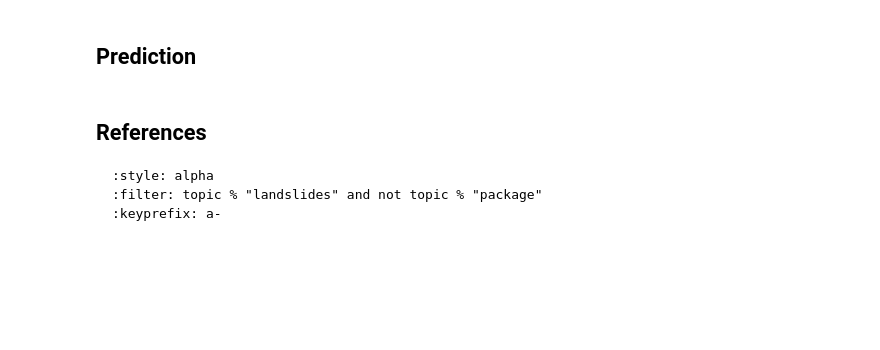
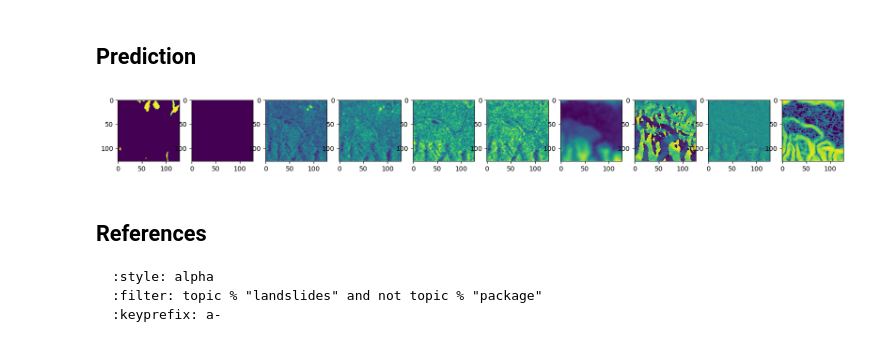
Before and after one commit to pangeo-data/pangeo-igarss2024, a Jupyter notebook: docs/landslide_xbatcher.ipynb, the cells around one changed output. Drawn from its saved outputs; the diff is of its cells as text; code cells hidden in the pictures; blank space fills up the shorter version.

Commit message:
add viz for a single batch

```diff
--- a/docs/landslide_xbatcher.ipynb
+++ b/docs/landslide_xbatcher.ipynb
@@ -479,5 +499,7 @@ pooch.retrieve(
 # %% [markdown]
 ### Define the datacube
+# %%
+hparams["input_vars"] = hparams["input_vars"].split(',')
 # %%
 dm = BeforeAfterCubeDataModule(
     ds_path=hparams["ds_path"],
@@ -486,7 +508,7 @@ dm = BeforeAfterCubeDataModule(
     timestep_length=hparams["timestep_length"],
     event_start_date='20180905',
     event_end_date='20180907',
-    input_vars=hparams["input_vars"].split(','),
+    input_vars=hparams["input_vars"],
     target='landslides',
     train_val_test_split=(0.7, 0.2, 0.1),
     batch_size=hparams["batch_size"],
@@ -526,11 +600,28 @@ result = trainer.test(ckpt_path="best", datamodule=dm)
 # %% [markdown]
 ## Prediction
 # %%
-for i in dm.test_dataloader():
-    input = i[0]
-    target = i[1]
-    output = model(input)
-    break
+def vizresults(inputs, prediction, target):
+    npinputs = inputs.detach().cpu().numpy()
+    npprediction = prediction.detach().cpu().numpy()
+    nptarget = target.detach().cpu().numpy()
+
+    f, axarr = plt.subplots(1,10, figsize=(20,5))
+    axarr[0].imshow(npprediction > 0.5)
+    axarr[1].imshow(nptarget[1] > 0.5)
+
+    for i in range(len(hparams["input_vars"])):
+        axarr[i+2].imshow(npinputs[i])
+# %%
+# get some random training images
+dataiter = iter(dm.test_dataloader())
+
+images, target = next(dataiter)
+prediction = model(images)
+# %%
+batchid = 8
+vizresults(images[batchid],target[batchid],prediction[batchid])
+# %% [output]
+[figure, added]
 # %% [markdown]
  ## References
 
```
Also changed, not shown: parts of 6 cells of this notebook.
